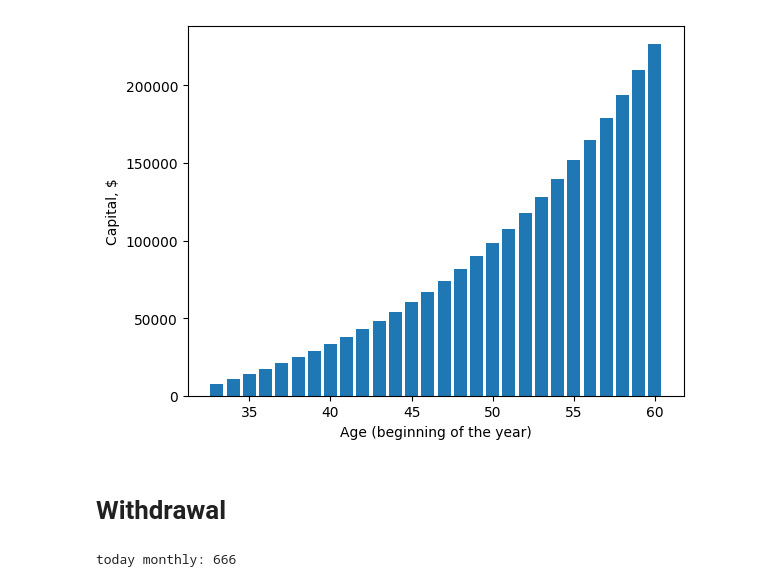
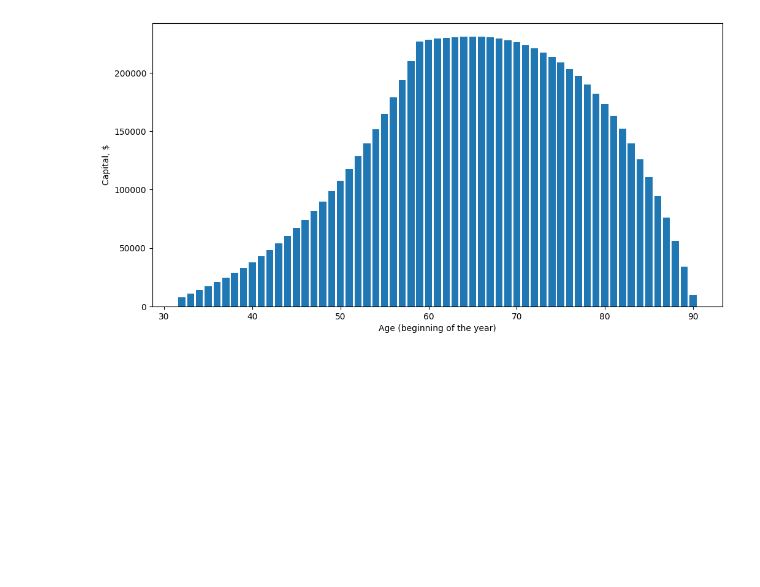
Before and after one commit to OlgaChernytska/money_calculators, a Jupyter notebook: Notebook.ipynb, the cells around one changed output. Cells and saved outputs as stored; diff of their text form; code cells hidden in the pictures; blank space fills up the shorter version.

Commit message:
refactored to use ClientData dataclass

```diff
--- a/Notebook.ipynb
+++ b/Notebook.ipynb
@@ -7,10 +7,12 @@ from formulas import calculate_fv, calcualte_w1
 # %%
-age_now = 32
-age_retirement = 60
-age_death = 90
+client_data = ClientData(
+    age_now=32,
+    age_retirement=60,
+    age_death=90,
+    c0=5000,
+    p=200,
+    i=0.02,
+    r=0.07
+)
 
-annual_inflation = 0.02
-annual_return = 0.07
-
-capital_initial = 5000
-savings_monthly = 200
+client_data
@@ -32,0 +26,3 @@ for age in range(age_now+1, age_retirement+1):
+# %%
+cl_table = create_capital_lifecycle_table(client_data)
+cl_table
@@ -33,27 +47,8 @@ for age in range(age_now+1, age_retirement+1):
 # %%
-plt.bar(x=age_years_acc, height=capital_years_acc)
+plt.figure(figsize=(12, 6))
+plt.bar(x=cl_table['age'], height=cl_table['capital_year_end'])
 plt.ylabel("Capital, $")
 plt.xlabel("Age (beginning of the year)")
 plt.show()
 # %% [output]
-[figure, old version]
+[figure, new version]
-# %% [markdown]
-# Withdrawal
-# %%
-W = calcualte_w1(c0=fv, r=annual_return, i=annual_inflation, N=age_death-age_retirement)
-W_todays  = W / (1 + annual_inflation) ** (age_retirement - age_now)
-print(f"today monthly: {int(W_todays/12)}")
-
-capital_years_ret = []
-age_years_ret = []
-
-year_prev = fv
-for age in range(age_retirement+1, age_death+1):
-  year_w = W * ( 1+ annual_inflation) ** (age-age_retirement-1)
-  year_this = (year_prev - year_w) * (1 + annual_return)
-  capital_years_ret.append(year_this)
-  age_years_ret.append(age)
-  # print(f"age: {age}, withdrawal: {int(year_w)}, capital: {int(year_this)}" )
-  year_prev = year_this
-# %% [output]
-today monthly: 666
```
Also changed, not shown: parts of 8 cells of this notebook, 1 other file.
